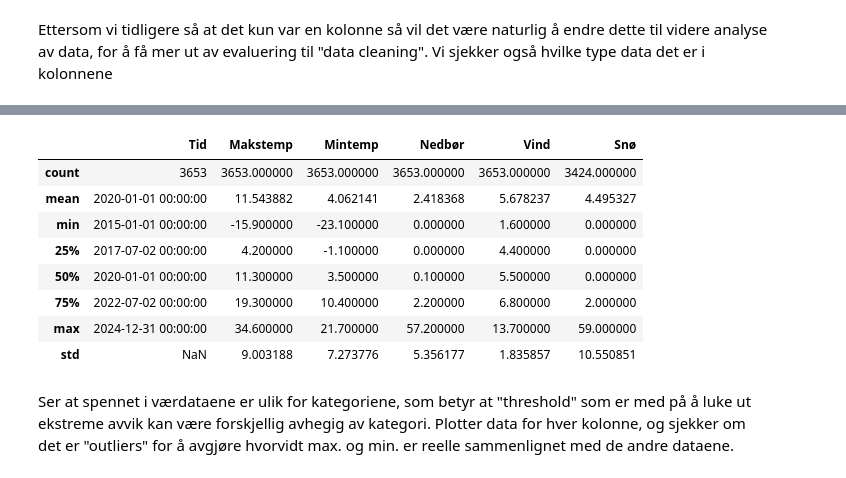
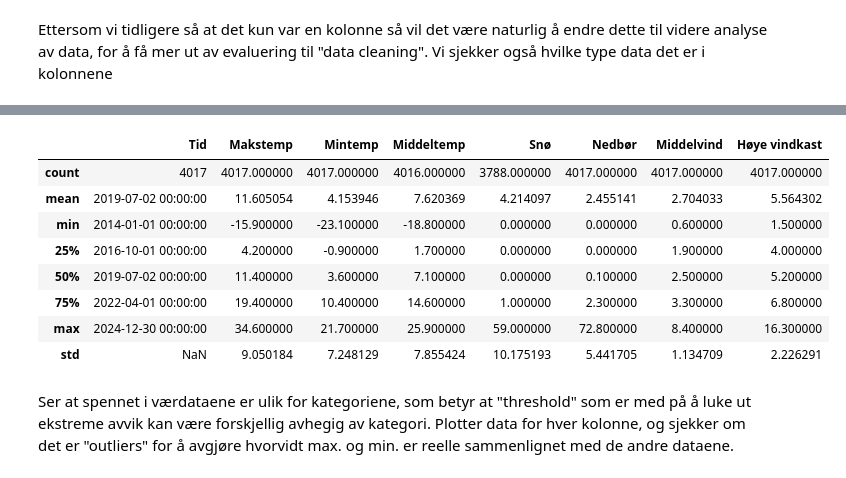
Before and after one commit to livemols/Miljo_dataanalyse_applikasjon, a Jupyter notebook: notebooks/data_understanding.ipynb, the cells around one changed output, grey strips where cells are left out. Cells and saved outputs as stored; diff of their text form; code cells hidden in the pictures.

```diff
--- a/notebooks/data_understanding.ipynb
+++ b/notebooks/data_understanding.ipynb
@@ -60,8 +60,8 @@ df = pd.read_csv(file_name,skipfooter=1, engine='python',delimiter=";")
 
 # Endrer navn på kolonnene for bedre oversikt og gjorde om dato til datetime format
 print(df.dtypes)
-df.columns = ["Navn", "Stasjon", "Tid", "Makstemp", "Mintemp", "Nedbør", "Vind", "Snø"]
-numeric_columns = ["Makstemp", "Mintemp", "Nedbør", "Vind", "Snø"]
+df.columns = ["Navn", "Stasjon", "Tid", "Makstemp", "Mintemp","Middeltemp", "Snø", "Nedbør", "Middelvind", "Høye vindkast"]
+numeric_columns = ["Makstemp", "Mintemp","Middeltemp", "Snø", "Nedbør", "Middelvind","Høye vindkast"]
 df[numeric_columns] = df[numeric_columns].apply(pd.to_numeric, errors='coerce')
 df["Tid"] = pd.to_datetime(df["Tid"], format="%d.%m.%Y")
 
@@ -79,13 +81,13 @@ Snødybde                       object
 dtype: object
-|  | Tid | Makstemp | Mintemp | Nedbør | Vind | Snø |
-| count | 3653 | 3653.000000 | 3653.000000 | 3653.000000 | 3653.000000 | 3424.000000 |
-| mean | 2020-01-01 00:00:00 | 11.543882 | 4.062141 | 2.418368 | 5.678237 | 4.495327 |
-| min | 2015-01-01 00:00:00 | -15.900000 | -23.100000 | 0.000000 | 1.600000 | 0.000000 |
-| 25% | 2017-07-02 00:00:00 | 4.200000 | -1.100000 | 0.000000 | 4.400000 | 0.000000 |
-| 50% | 2020-01-01 00:00:00 | 11.300000 | 3.500000 | 0.100000 | 5.500000 | 0.000000 |
-| 75% | 2022-07-02 00:00:00 | 19.300000 | 10.400000 | 2.200000 | 6.800000 | 2.000000 |
-| max | 2024-12-31 00:00:00 | 34.600000 | 21.700000 | 57.200000 | 13.700000 | 59.000000 |
-| std | NaN | 9.003188 | 7.273776 | 5.356177 | 1.835857 | 10.550851 |
+|  | Tid | Makstemp | Mintemp | Middeltemp | Snø | Nedbør | Middelvind | Høye vindkast |
+| count | 4017 | 4017.000000 | 4017.000000 | 4016.000000 | 3788.000000 | 4017.000000 | 4017.000000 | 4017.000000 |
+| mean | 2019-07-02 00:00:00 | 11.605054 | 4.153946 | 7.620369 | 4.214097 | 2.455141 | 2.704033 | 5.564302 |
+| min | 2014-01-01 00:00:00 | -15.900000 | -23.100000 | -18.800000 | 0.000000 | 0.000000 | 0.600000 | 1.500000 |
+| 25% | 2016-10-01 00:00:00 | 4.200000 | -0.900000 | 1.700000 | 0.000000 | 0.000000 | 1.900000 | 4.000000 |
+| 50% | 2019-07-02 00:00:00 | 11.400000 | 3.600000 | 7.100000 | 0.000000 | 0.100000 | 2.500000 | 5.200000 |
+| 75% | 2022-04-01 00:00:00 | 19.400000 | 10.400000 | 14.600000 | 1.000000 | 2.300000 | 3.300000 | 6.800000 |
+| max | 2024-12-30 00:00:00 | 34.600000 | 21.700000 | 25.900000 | 59.000000 | 72.800000 | 8.400000 | 16.300000 |
+| std | NaN | 9.050184 | 7.248129 | 7.855424 | 10.175193 | 5.441705 | 1.134709 | 2.226291 |
 # %% [markdown]
 Ser at spennet i værdataene er ulik for kategoriene, som betyr at "threshold" som er med på å luke ut ekstreme avvik kan være forskjellig avhegig av kategori. Plotter data for hver kolonne, og sjekker om det er "outliers" for å avgjøre hvorvidt max. og min. er reelle sammenlignet med de andre dataene.
 # %%
```
Also changed, not shown: parts of 4 cells of this notebook.
